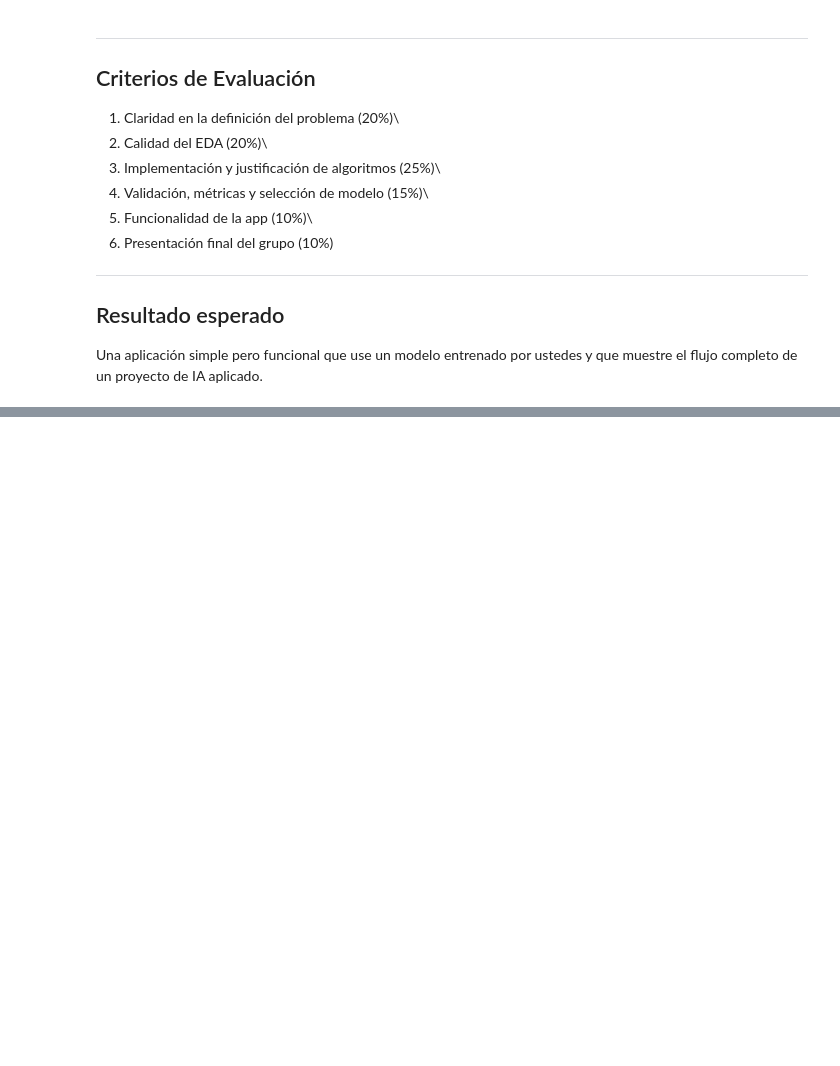
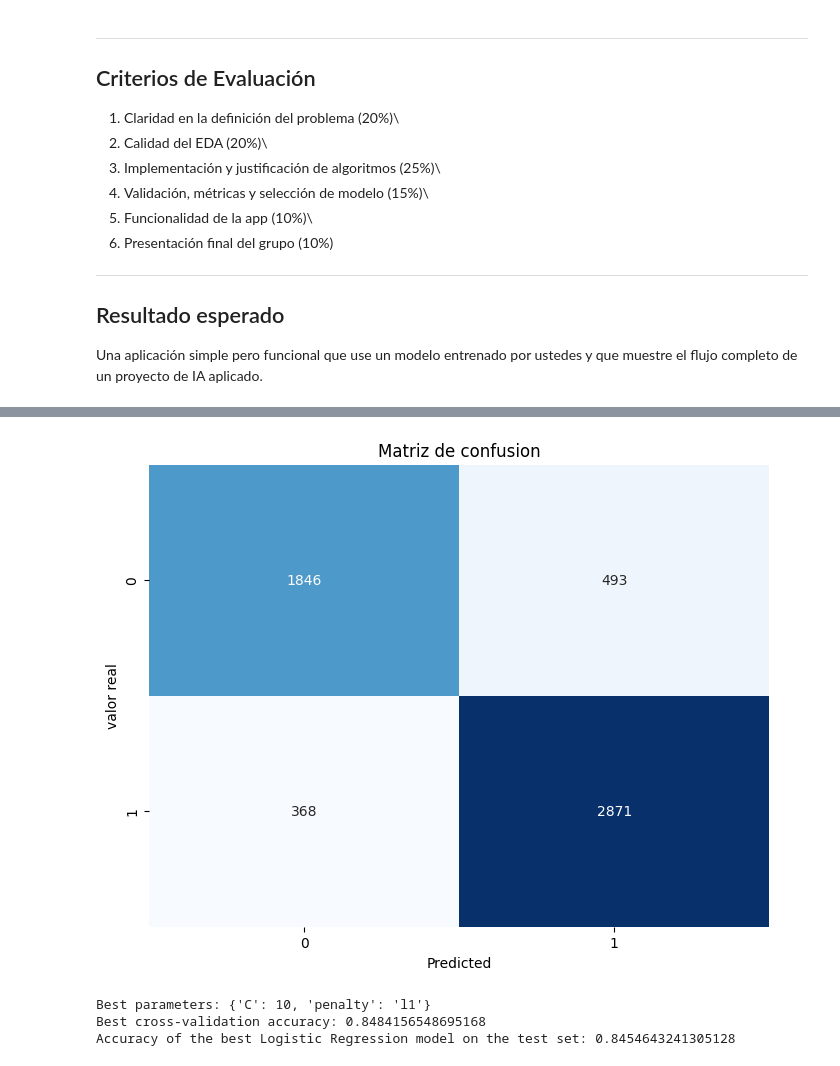
Before and after one commit to davidlealo/sic_ai_2025_sept, a Jupyter notebook: 3_machine_learning/clase_16.ipynb, the cells around one changed output, grey strips where cells are left out. Cells and saved outputs as stored; diff of their text form; code cells hidden in the pictures; blank space fills up the shorter version.

```diff
--- a/3_machine_learning/clase_16.ipynb
+++ b/3_machine_learning/clase_16.ipynb
@@ -150,0 +528,3 @@ ustedes y que muestre el flujo completo de un proyecto de IA aplicado.
+# %%
+X = df_processed
+y = df["Depression"]
@@ -150,0 +533,16 @@ ustedes y que muestre el flujo completo de un proyecto de IA aplicado.
+# %%
+X_train, X_test, y_train, y_test = train_test_split(X, y, test_size=0.2, random_state=42)
+# %%
+from sklearn.linear_model import LogisticRegression
+from sklearn.metrics import accuracy_score
+
+# Initialize and train the Logistic Regression model
+model = LogisticRegression(random_state=42)
+model.fit(X_train, y_train)
+
+# Make predictions on the test set
+y_pred = model.predict(X_test)
+
+# Evaluate the model
+accuracy = accuracy_score(y_test, y_pred)
+print(f"Accuracy of Logistic Regression model: {accuracy}")
@@ -150,0 +551,9 @@ ustedes y que muestre el flujo completo de un proyecto de IA aplicado.
+# %%
+from sklearn.metrics import classification_report
+
+# Make predictions on the test set
+y_pred = model.predict(X_test)
+
+# Generate a classification report
+report = classification_report(y_test, y_pred)
+print(report)
@@ -150,0 +576,38 @@ ustedes y que muestre el flujo completo de un proyecto de IA aplicado.
+# %%
+
+cm = confusion_matrix(y_test, y_pred)
+
+plt.figure(figsize=(8,6))
+sns.heatmap(cm, annot=True, fmt="d", cmap="Blues", cbar=False)
+plt.xlabel('Predicted')
+plt.ylabel('valor real')
+plt.title('Matriz de confusion')
+plt.show()
+# %% [output]
+[figure, added]
+# %%
+from sklearn.model_selection import GridSearchCV
+
+# Define the parameter grid
+param_grid = {'C': [0.001, 0.01, 0.1, 1, 10, 100],
+              'penalty': ['l1', 'l2']}
+
+# Initialize GridSearchCV
+grid_search = GridSearchCV(LogisticRegression(solver='liblinear', random_state=42), param_grid, cv=5, scoring='accuracy')
+
+# Fit GridSearchCV
+grid_search.fit(X_train, y_train)
+
+# Print the best parameters and best score
+print(f"Best parameters: {grid_search.best_params_}")
+print(f"Best cross-validation accuracy: {grid_search.best_score_}")
+
+# Evaluate the best model on the test set
+best_model = grid_search.best_estimator_
+y_pred_best = best_model.predict(X_test)
+accuracy_best = accuracy_score(y_test, y_pred_best)
+print(f"Accuracy of the best Logistic Regression model on the test set: {accuracy_best}")
+# %% [output]
+Best parameters: {'C': 10, 'penalty': 'l1'}
+Best cross-validation accuracy: 0.8484156548695168
+Accuracy of the best Logistic Regression model on the test set: 0.8454643241305128
```
Also changed, not shown: parts of 63 cells of this notebook.
